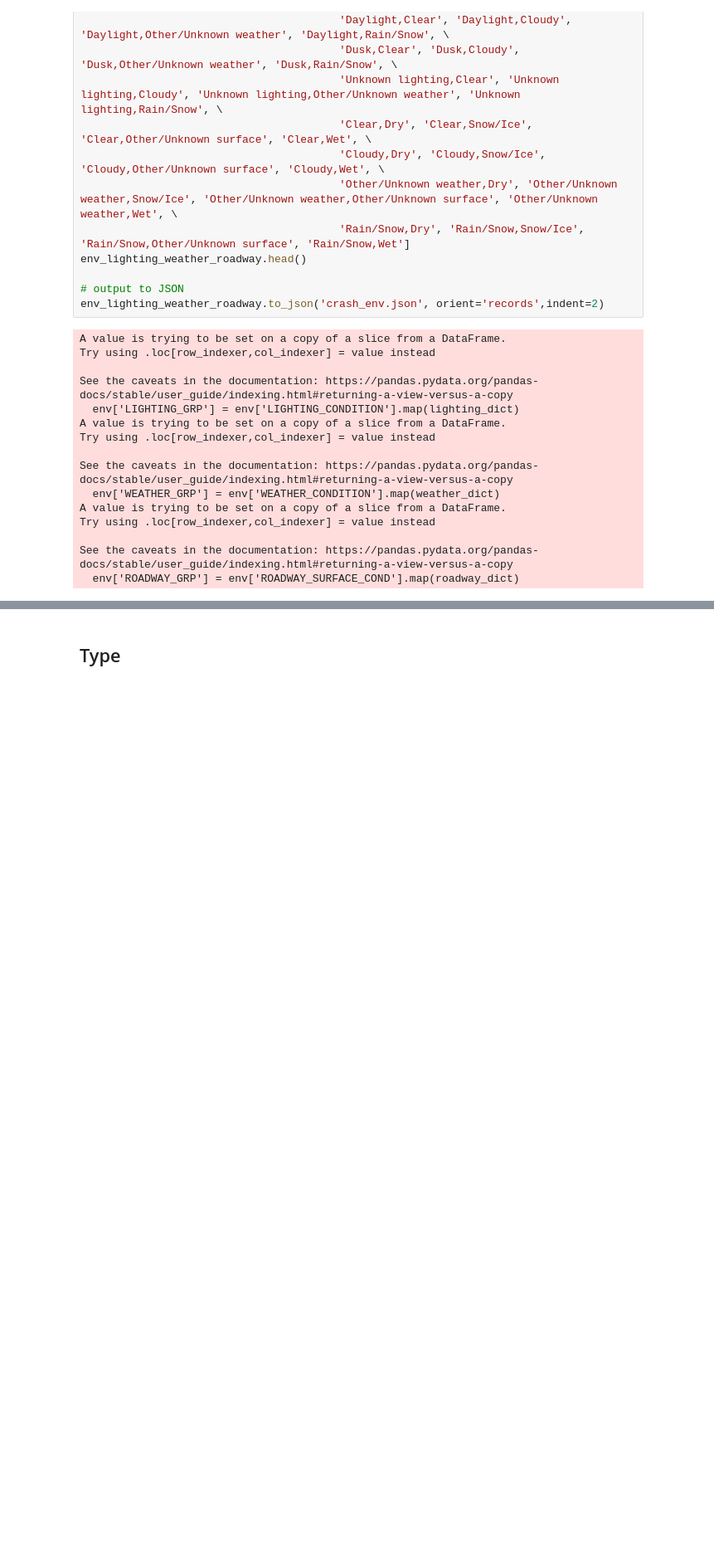
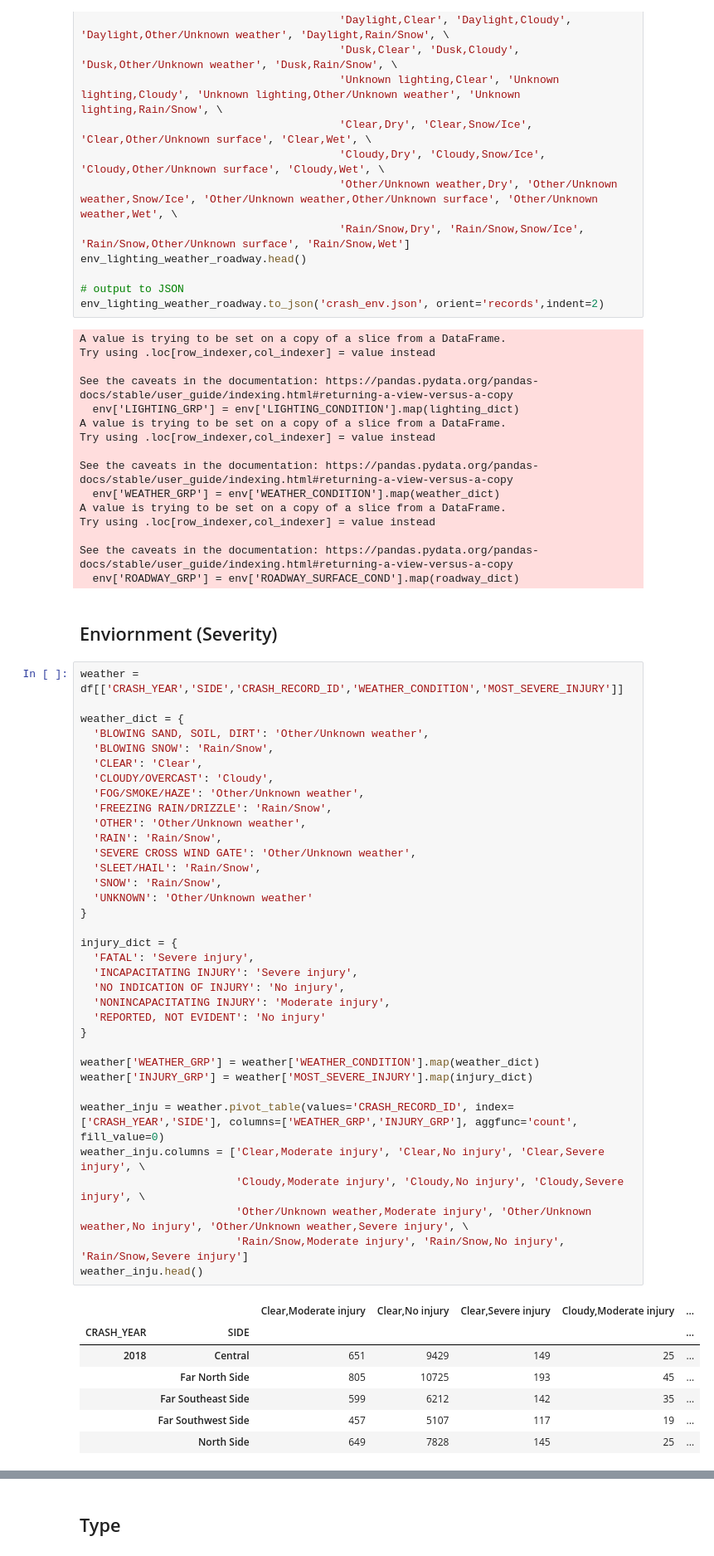
Before and after one commit to eddyyet/Crashes, a Jupyter notebook: src/data/data_slicing.ipynb, the cells around one changed output, grey strips where cells are left out. Shown at 83% size. Drawn from its saved outputs; the diff is of its cells as text; blank space fills up the shorter version.

```diff
--- a/src/data/data_slicing.ipynb
+++ b/src/data/data_slicing.ipynb
@@ -218,3 +219,48 @@ Try using .loc[row_indexer,col_indexer] = value instead
 
 See the caveats in the documentation: https://pandas.pydata.org/pandas-docs/stable/user_guide/indexing.html#returning-a-view-versus-a-copy
   env['ROADWAY_GRP'] = env['ROADWAY_SURFACE_COND'].map(roadway_dict)
+# %% [markdown]
+## Enviornment (Severity)
+# %%
+weather = df[['CRASH_YEAR','SIDE','CRASH_RECORD_ID','WEATHER_CONDITION','MOST_SEVERE_INJURY']]
+
+weather_dict = {
+  'BLOWING SAND, SOIL, DIRT': 'Other/Unknown weather',
+  'BLOWING SNOW': 'Rain/Snow',
+  'CLEAR': 'Clear',
+  'CLOUDY/OVERCAST': 'Cloudy',
+  'FOG/SMOKE/HAZE': 'Other/Unknown weather',
+  'FREEZING RAIN/DRIZZLE': 'Rain/Snow',
+  'OTHER': 'Other/Unknown weather',
+  'RAIN': 'Rain/Snow',
+  'SEVERE CROSS WIND GATE': 'Other/Unknown weather',
+  'SLEET/HAIL': 'Rain/Snow',
+  'SNOW': 'Rain/Snow',
+  'UNKNOWN': 'Other/Unknown weather'
+}
+
+injury_dict = {
+  'FATAL': 'Severe injury',
+  'INCAPACITATING INJURY': 'Severe injury',
+  'NO INDICATION OF INJURY': 'No injury',
+  'NONINCAPACITATING INJURY': 'Moderate injury',
+  'REPORTED, NOT EVIDENT': 'No injury'
+}
+
+weather['WEATHER_GRP'] = weather['WEATHER_CONDITION'].map(weather_dict)
+weather['INJURY_GRP'] = weather['MOST_SEVERE_INJURY'].map(injury_dict)
+
+weather_inju = weather.pivot_table(values='CRASH_RECORD_ID', index=['CRASH_YEAR','SIDE'], columns=['WEATHER_GRP','INJURY_GRP'], aggfunc='count', fill_value=0)
+weather_inju.columns = ['Clear,Moderate injury', 'Clear,No injury', 'Clear,Severe injury', \
+                        'Cloudy,Moderate injury', 'Cloudy,No injury', 'Cloudy,Severe injury', \
+                        'Other/Unknown weather,Moderate injury', 'Other/Unknown weather,No injury', 'Other/Unknown weather,Severe injury', \
+                        'Rain/Snow,Moderate injury', 'Rain/Snow,No injury', 'Rain/Snow,Severe injury']
+weather_inju.head()
+# %% [output]
+|  |  | Clear,Moderate injury | Clear,No injury | Clear,Severe injury | Cloudy,Moderate injury | ... |
+| CRASH_YEAR | SIDE |  |  |  |  | ... |
+| 2018 | Central | 651 | 9429 | 149 | 25 | ... |
+|  | Far North Side | 805 | 10725 | 193 | 45 | ... |
+|  | Far Southeast Side | 599 | 6212 | 142 | 35 | ... |
+|  | Far Southwest Side | 457 | 5107 | 117 | 19 | ... |
+|  | North Side | 649 | 7828 | 145 | 25 | ... |
```
Also changed, not shown: parts of 5 cells of this notebook, 1 other file.
